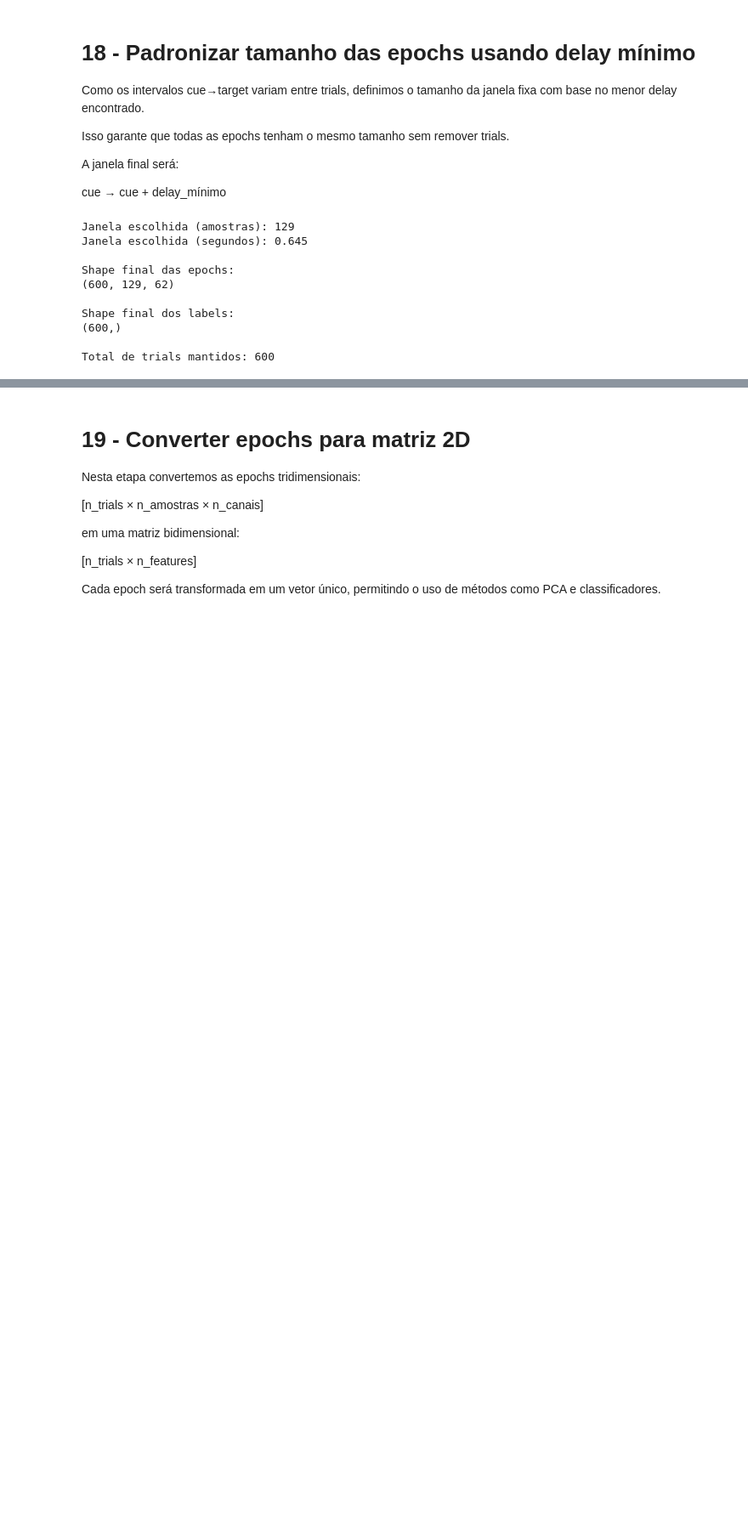
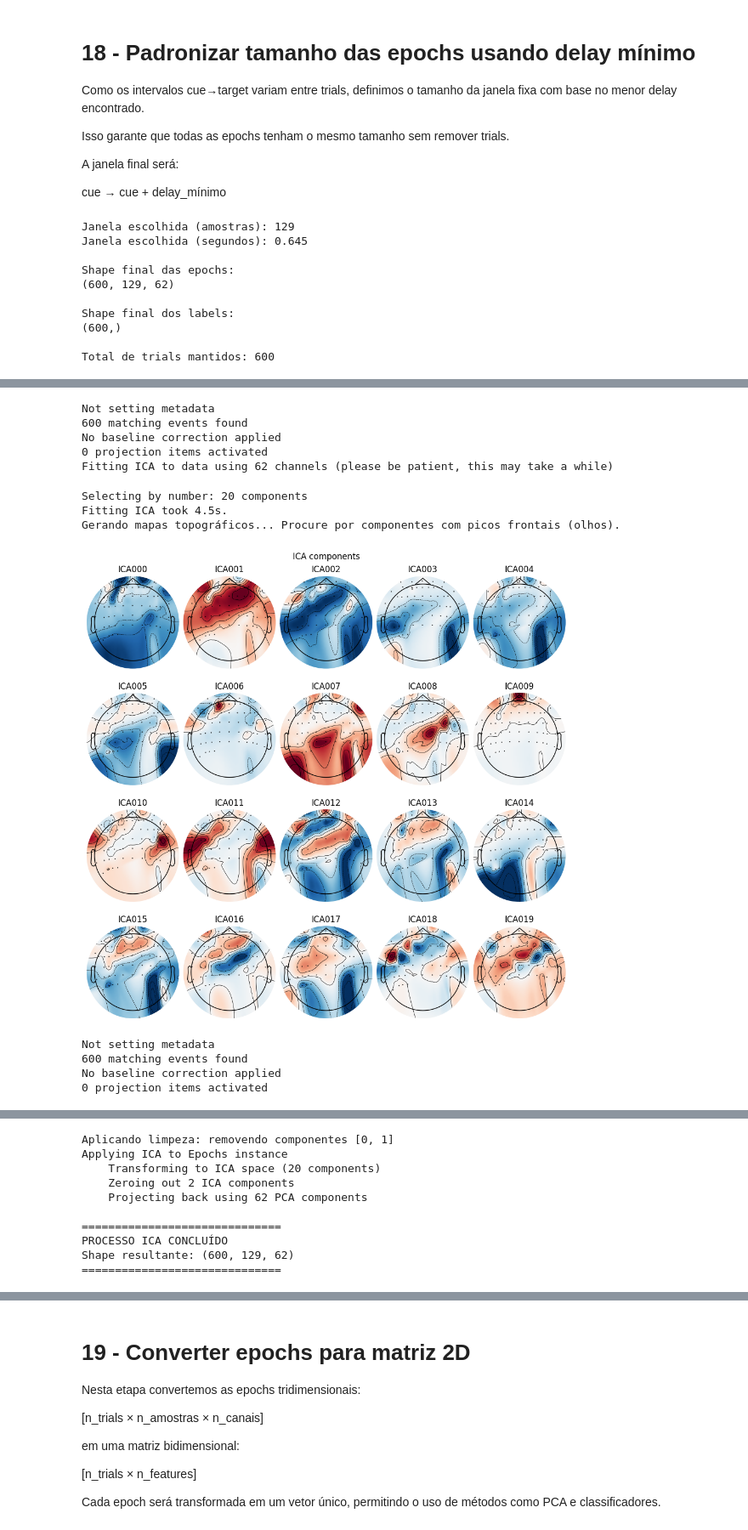
Before and after one commit to amandachipolito/Trabalho-BCI, a Jupyter notebook: main.ipynb, the cells around one changed output, grey strips where cells are left out. Shown at 85% size. Saved outputs shown, nothing was run; the diff lists cells and outputs as text; code cells hidden in the pictures; blank space fills up the shorter version.

```diff
--- a/main.ipynb
+++ b/main.ipynb
@@ -528,0 +611,59 @@ Total de trials mantidos: 600
+# %%
+import mne
+import numpy as np
+from mne.preprocessing import ICA
+
+# 1. Obter nomes padrão do sistema 10-20 para os 62 canais
+# Isso é um "truque" para que o MNE saiba onde desenhar cada ponto
+montage_std = mne.channels.make_standard_montage('standard_1020')
+std_ch_names = montage_std.ch_names[:62] # Pegamos os primeiros 62 nomes padrão
+
+# 2. Criar Info e aplicar a Montagem
+info = mne.create_info(ch_names=std_ch_names, sfreq=200, ch_types='eeg')
+info.set_montage(montage_std)
+
+# 3. Criar o objeto MNE Epochs
+# Transpomos de (600, 129, 62) para (600, 62, 129)
+data_mne = epochs_padronizadas.transpose(0, 2, 1)
+epochs_mne = mne.EpochsArray(data_mne, info)
+
+# 4. Ajustar (Fit) o ICA
+# O aviso de High-pass pode aparecer, mas como seus dados já estão filtrados, pode prosseguir
+ica = ICA(n_components=20, random_state=42, method='fastica')
+ica.fit(epochs_mne)
+
+# 5. Visualização (Agora os mapas devem aparecer!)
+print("Gerando mapas topográficos... Procure por componentes com picos frontais (olhos).")
+ica.plot_components()
+ica.plot_sources(epochs_mne)
+
+# =================================================================
+# PARTE DE LIMPEZA (Edite os números em 'exclude' após ver os gráficos)
+# =================================================================
+# Geralmente os olhos são os componentes 0, 1 ou 2.
+ica.exclude = [0, 1]
+
+print(f"Aplicando limpeza: removendo componentes {ica.exclude}")
+epochs_limpas = ica.apply(epochs_mne.copy())
+
+# 6. Conversão final para NumPy (Voltando ao seu formato original)
+epochs_padronizadas_clean = epochs_limpas.get_data().transpose(0, 2, 1)
+
+print("\n" + "="*30)
+print("PROCESSO ICA CONCLUÍDO")
+print(f"Shape resultante: {epochs_padronizadas_clean.shape}")
+print("="*30)
+# %% [output]
+Not setting metadata
+600 matching events found
+No baseline correction applied
+0 projection items activated
+Fitting ICA to data using 62 channels (please be patient, this may take a while)
+Selecting by number: 20 components
+Fitting ICA took 4.5s.
+Gerando mapas topográficos... Procure por componentes com picos frontais (olhos).
+[figure, added]
+Not setting metadata
+600 matching events found
+No baseline correction applied
+0 projection items activated
@@ -528,0 +671,10 @@ Total de trials mantidos: 600
+Aplicando limpeza: removendo componentes [0, 1]
+Applying ICA to Epochs instance
+    Transforming to ICA space (20 components)
+    Zeroing out 2 ICA components
+    Projecting back using 62 PCA components
+
+==============================
+PROCESSO ICA CONCLUÍDO
+Shape resultante: (600, 129, 62)
+==============================
```
Also changed, not shown: parts of 34 cells of this notebook.
